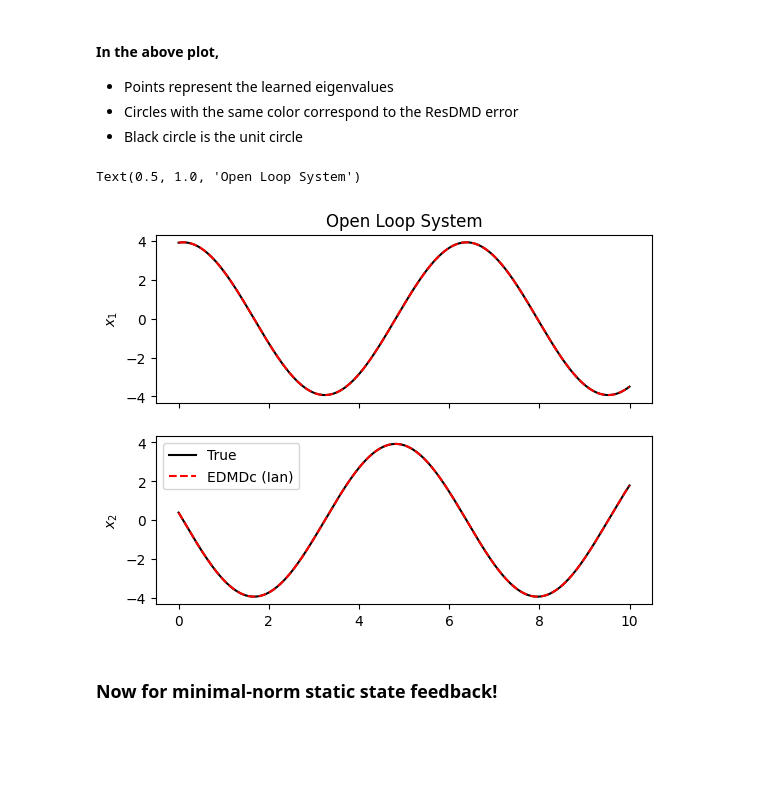
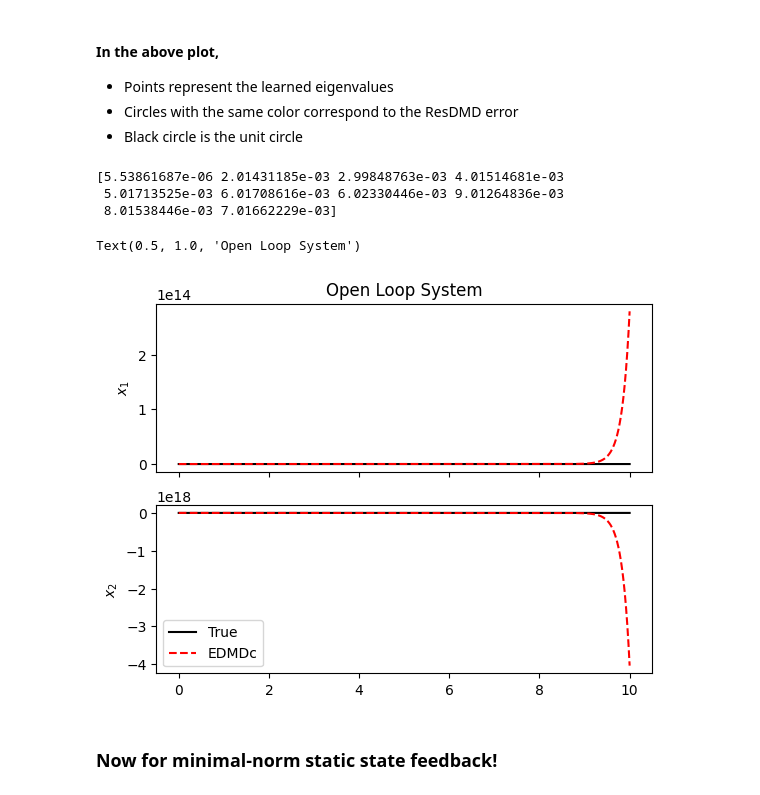
Before and after one commit to jmbosnich/ResDMDc, a Jupyter notebook: ResDMD_forced.ipynb, the cells around one changed output. Saved outputs shown, nothing was run; the diff lists cells and outputs as text; code cells hidden in the pictures; blank space fills up the shorter version.

```diff
--- a/ResDMD_forced.ipynb
+++ b/ResDMD_forced.ipynb
@@ -17,11 +17,11 @@ importlib.reload(basis_functions)
 # %% [markdown]
 ### Choose model and dictionary of basis functions
 # %%
-model = dynamic_models.SpringMassSystem()  # Model choice
+model = dynamic_models.ContinuousLinearSystem()  # Model choice
 
 ### Choose basis functions ###
-obs_choice = 1  # if handmade basis is used
-order = 7  # if (hermitian) polynomials are used
+obs_choice = 4  # if handmade basis is used
+order = 4  # if (hermitian) polynomials are used
 cross_terms = False
 
 obs = basis_functions.Observables(obs_choice, order, cross_terms)
@@ -153,6 +169,12 @@ for i in range(len(evals)):
 * Points represent the learned eigenvalues
 * Circles with the same color correspond to the ResDMD error
 * Black circle is the unit circle
+# %%
+print(residuals)
+# %% [output]
+[5.53861687e-06 2.01431185e-03 2.99848763e-03 4.01514681e-03
+ 5.01713525e-03 6.01708616e-03 6.02330446e-03 9.01264836e-03
+ 8.01538446e-03 7.01662229e-03]
 # %%
 simulation_tf = 10
 simulation_horizon = int(simulation_tf/model.dt)
@@ -169,36 +191,36 @@ z0_rand = z(x0_rand, u_test)
 traj_test_true[:, 0] = x0_rand
 traj_test_koop[:, 0] = z0_rand
 traj_test_koop_edmd[:, 0] = z0_rand
 
 for t in range(simulation_horizon - 1):
     # propogate true dynamics
     traj_test_true[:, t+1] = model.step(u_zero)
 
     # propogate Koopman dynamics
     traj_test_koop[:-1, t+1] = A@traj_test_koop[:-1, t] + B[:,0]*u_zero
 
     traj_test_koop_edmd[:-1, t+1] = A_edmd@traj_test_koop_edmd[:-1, t] + B_edmd[:,0]*u_zero
 
     # update input
     u_test = model.sample_input()
 
 
 time = np.arange(0, simulation_tf, model.dt)
 
 fig, axs = plt.subplots(2, 1, sharex=True)
 axs[0].plot(time, traj_test_true[0], 'k-', label="True")
 axs[1].plot(time, traj_test_true[1], 'k-', label="True")
-axs[0].plot(time, traj_test_koop[0], 'r--', label="EDMDc (Ian)")
-axs[1].plot(time, traj_test_koop[1], 'r--', label="EDMDc (Ian)")
+axs[0].plot(time, traj_test_koop[0], 'r--', label="EDMDc")
+axs[1].plot(time, traj_test_koop[1], 'r--', label="EDMDc")
 # axs[0].plot(time, traj_test_koop_edmd[0], 'b--', label="EDMDc")
 # axs[1].plot(time, traj_test_koop_edmd[1], 'b--', label="EDMDc")
 axs[0].set_ylabel('$x_1$')
 axs[1].set_ylabel('$x_2$')
 plt.legend()
 axs[0].set_title("Open Loop System")
 # %% [output]
 Text(0.5, 1.0, 'Open Loop System')
-[figure, old version]
+[figure, new version]
 # %% [markdown]
 ### Now for minimal-norm static state feedback!
 # %%
```
Also changed, not shown: parts of 5 cells of this notebook, 2 other files.
